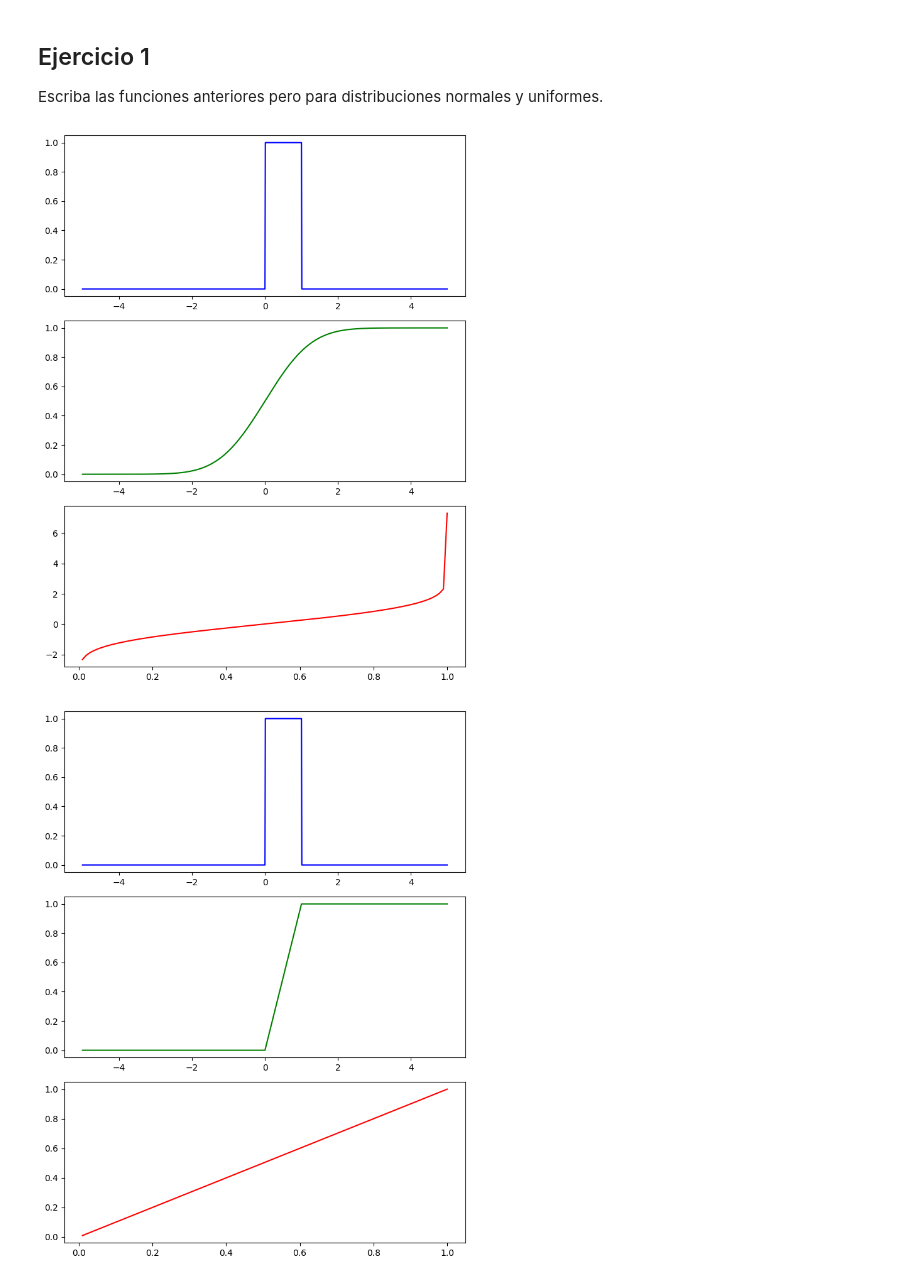
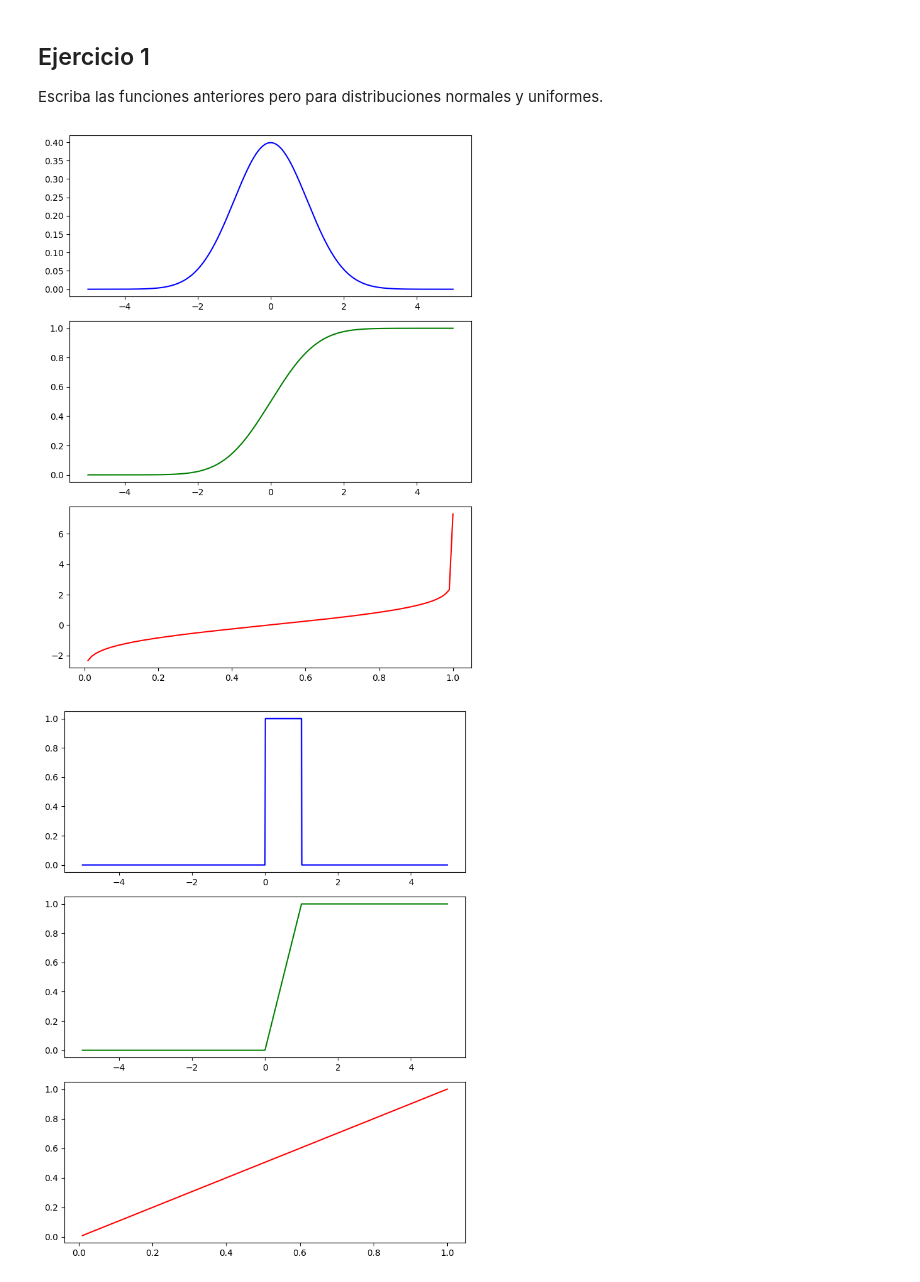
Before and after one commit to NatTajuelo/probability-distribution-exercises-project-with-python, a Jupyter notebook: notebook/problems.es.ipynb, the cells around one changed output. Cells and saved outputs as stored; diff of their text form; code cells hidden in the pictures.

```diff
--- a/notebook/problems.es.ipynb
+++ b/notebook/problems.es.ipynb
@@ -106,35 +106,35 @@ def p_norm(p, mean = 0, std = 1):
 
     result = norm.ppf(q = p, loc = mean, scale = std)
 
     return result
 
 def n_norm(n, mean = 0, std = 1):
 
     result = norm.rvs(size = n, loc = mean, scale = std)
 
     return result
 
 np.random.seed(42)
 
 mean = 0
 std = 1
 data = np.arange(-5, 5, 0.01)
 
 pdf = x_norm(data, mean = mean, std = std)
 cdf = d_norm(data, mean = mean, std = std)
 ppf = p_norm(data, mean = mean, std = std)
 
 fig, axis = plt.subplots(3, 1, figsize = (7, 9))
 
-axis[0].plot(data, pmf, "b-")
+axis[0].plot(data, pdf, "b-")
 axis[1].plot(data, cdf, "g-")
 axis[2].plot(data, ppf, "r-")
 
 plt.tight_layout()
 
 plt.show()
 # %% [output]
-[figure, old version]
+[figure, new version]
 # %%
 #Uniform Distribution
 
```
Also changed, not shown: parts of 1 cell of this notebook.
